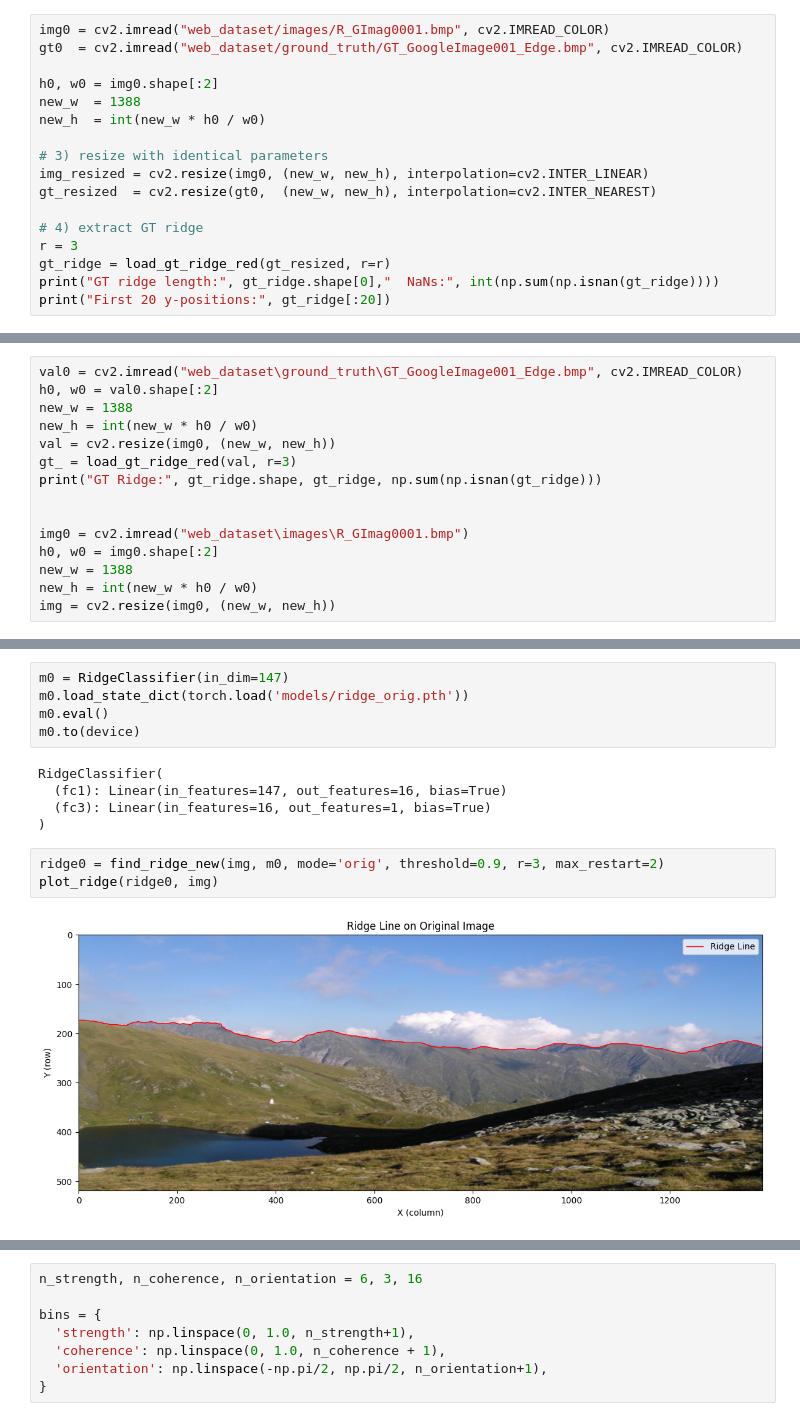
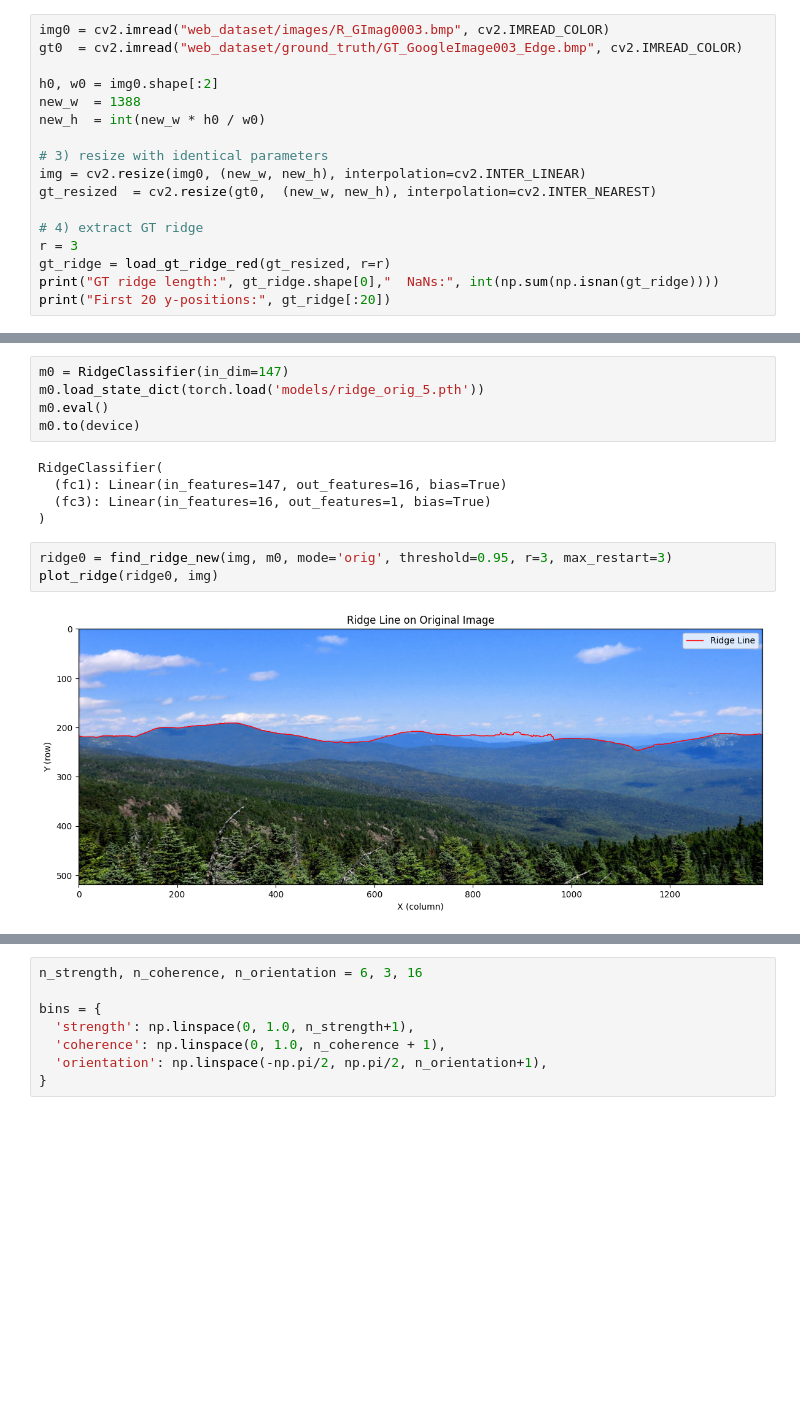
Before and after one commit to csci701s25/snowbowl-savant, a Jupyter notebook: EdgeDetection/edge_det_tensor.ipynb, the cells around one changed output, grey strips where cells are left out. Cells and saved outputs as stored; diff of their text form; blank space fills up the shorter version.

```diff
--- a/EdgeDetection/edge_det_tensor.ipynb
+++ b/EdgeDetection/edge_det_tensor.ipynb
@@ -588,15 +588,15 @@ def load_gt_ridge_red(gt, r=3):
 
     return ys
 # %%
-img0 = cv2.imread("web_dataset/images/R_GImag0001.bmp", cv2.IMREAD_COLOR)
-gt0  = cv2.imread("web_dataset/ground_truth/GT_GoogleImage001_Edge.bmp", cv2.IMREAD_COLOR)
+img0 = cv2.imread("web_dataset/images/R_GImag0003.bmp", cv2.IMREAD_COLOR)
+gt0  = cv2.imread("web_dataset/ground_truth/GT_GoogleImage003_Edge.bmp", cv2.IMREAD_COLOR)
 
 h0, w0 = img0.shape[:2]
 new_w  = 1388
 new_h  = int(new_w * h0 / w0)
 
 # 3) resize with identical parameters
-img_resized = cv2.resize(img0, (new_w, new_h), interpolation=cv2.INTER_LINEAR)
+img = cv2.resize(img0, (new_w, new_h), interpolation=cv2.INTER_LINEAR)
 gt_resized  = cv2.resize(gt0,  (new_w, new_h), interpolation=cv2.INTER_NEAREST)
 
 # 4) extract GT ridge
@@ -611,15 +610,0 @@ First 20 y-positions: [173. 173. 173. 173. 173. 174. 174. 174. 174. 174. 174. 17
-# %%
-val0 = cv2.imread("web_dataset\ground_truth\GT_GoogleImage001_Edge.bmp", cv2.IMREAD_COLOR)
-h0, w0 = val0.shape[:2]
-new_w = 1388
-new_h = int(new_w * h0 / w0)
-val = cv2.resize(img0, (new_w, new_h))
-gt_ = load_gt_ridge_red(val, r=3)
-print("GT Ridge:", gt_ridge.shape, gt_ridge, np.sum(np.isnan(gt_ridge)))
-
-
-img0 = cv2.imread("web_dataset\images\R_GImag0001.bmp")
-h0, w0 = img0.shape[:2]
-new_w = 1388
-new_h = int(new_w * h0 / w0)
-img = cv2.resize(img0, (new_w, new_h))
@@ -628,6 +617,6 @@ GT Ridge: (1382,) [173. 173. 173. ... 226. 226. 226.] 0
 # %%
 m0 = RidgeClassifier(in_dim=147)
-m0.load_state_dict(torch.load('models/ridge_orig.pth'))
+m0.load_state_dict(torch.load('models/ridge_orig_5.pth'))
 m0.eval()
 m0.to(device)
 # %% [output]
@@ -636,10 +625,10 @@ RidgeClassifier(
   (fc3): Linear(in_features=16, out_features=1, bias=True)
 )
 # %%
-ridge0 = find_ridge_new(img, m0, mode='orig', threshold=0.9, r=3, max_restart=2)
+ridge0 = find_ridge_new(img, m0, mode='orig', threshold=0.95, r=3, max_restart=3)
 plot_ridge(ridge0, img)
 # %% [output]
-[figure, old version]
+[figure, new version]
 # %%
 print("Original Ridge Classifier")
 metrics0 = evaluate_ridge(ridge0, gt_ridge)
```
Also changed, not shown: parts of 15 cells of this notebook, 7 other files.
